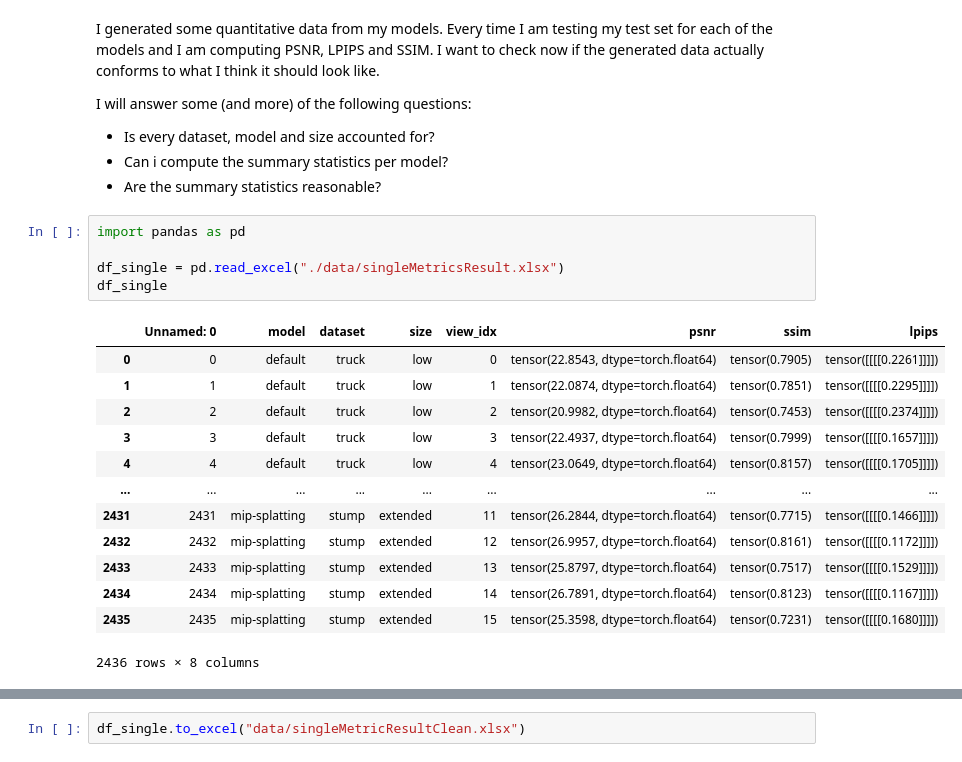
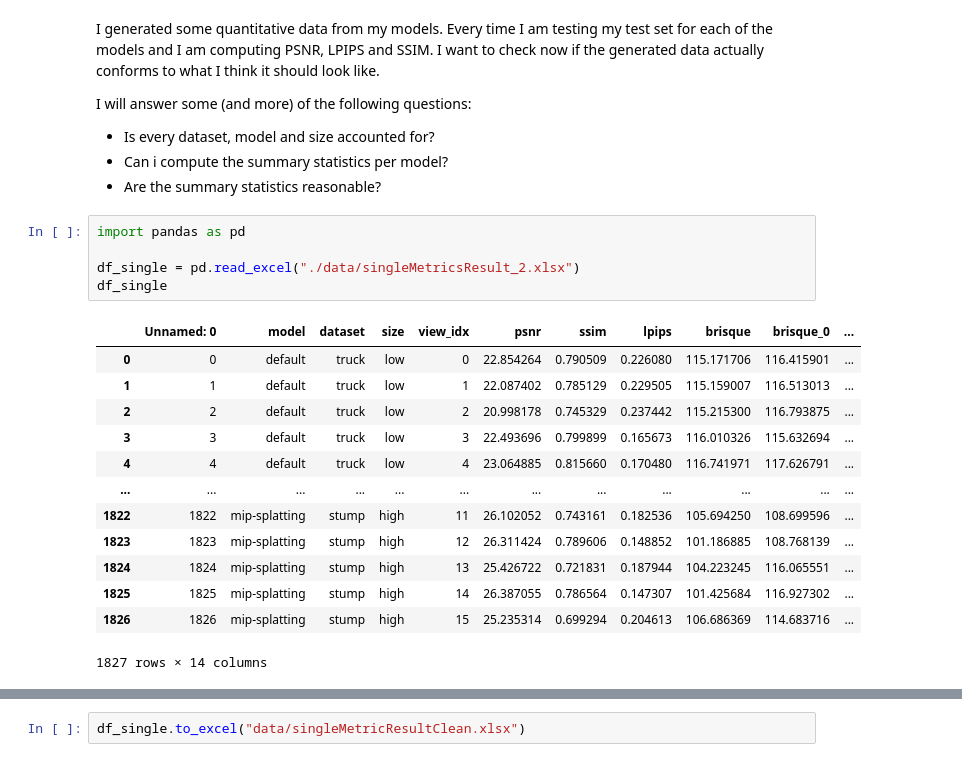
Before and after one commit to PaulErpen/final-data-analysis, a Jupyter notebook: sanity-check-quantitative-data.ipynb, the cells around one changed output, grey strips where cells are left out. Drawn from its saved outputs; the diff is of its cells as text.

```diff
--- a/sanity-check-quantitative-data.ipynb
+++ b/sanity-check-quantitative-data.ipynb
@@ -13,19 +13,19 @@ I will answer some (and more) of the following questions:
 # %%
 import pandas as pd
 
-df_single = pd.read_excel("./data/singleMetricsResult.xlsx")
+df_single = pd.read_excel("./data/singleMetricsResult_2.xlsx")
 df_single
 # %% [output]
-|  | Unnamed: 0 | model | dataset | size | view_idx | psnr | ssim | lpips |
-| 0 | 0 | default | truck | low | 0 | tensor(22.8543, dtype=torch.float64) | tensor(0.7905) | tensor([[[[0.2261]]]]) |
-| 1 | 1 | default | truck | low | 1 | tensor(22.0874, dtype=torch.float64) | tensor(0.7851) | tensor([[[[0.2295]]]]) |
-| 2 | 2 | default | truck | low | 2 | tensor(20.9982, dtype=torch.float64) | tensor(0.7453) | tensor([[[[0.2374]]]]) |
-| 3 | 3 | default | truck | low | 3 | tensor(22.4937, dtype=torch.float64) | tensor(0.7999) | tensor([[[[0.1657]]]]) |
-| 4 | 4 | default | truck | low | 4 | tensor(23.0649, dtype=torch.float64) | tensor(0.8157) | tensor([[[[0.1705]]]]) |
-| ... | ... | ... | ... | ... | ... | ... | ... | ... |
-| 2431 | 2431 | mip-splatting | stump | extended | 11 | tensor(26.2844, dtype=torch.float64) | tensor(0.7715) | tensor([[[[0.1466]]]]) |
-| 2432 | 2432 | mip-splatting | stump | extended | 12 | tensor(26.9957, dtype=torch.float64) | tensor(0.8161) | tensor([[[[0.1172]]]]) |
-| 2433 | 2433 | mip-splatting | stump | extended | 13 | tensor(25.8797, dtype=torch.float64) | tensor(0.7517) | tensor([[[[0.1529]]]]) |
-| 2434 | 2434 | mip-splatting | stump | extended | 14 | tensor(26.7891, dtype=torch.float64) | tensor(0.8123) | tensor([[[[0.1167]]]]) |
-| 2435 | 2435 | mip-splatting | stump | extended | 15 | tensor(25.3598, dtype=torch.float64) | tensor(0.7231) | tensor([[[[0.1680]]]]) |
+|  | Unnamed: 0 | model | dataset | size | view_idx | psnr | ssim | lpips | brisque | brisque_0 | ... |
+| 0 | 0 | default | truck | low | 0 | 22.854264 | 0.790509 | 0.226080 | 115.171706 | 116.415901 | ... |
+| 1 | 1 | default | truck | low | 1 | 22.087402 | 0.785129 | 0.229505 | 115.159007 | 116.513013 | ... |
+| 2 | 2 | default | truck | low | 2 | 20.998178 | 0.745329 | 0.237442 | 115.215300 | 116.793875 | ... |
+| 3 | 3 | default | truck | low | 3 | 22.493696 | 0.799899 | 0.165673 | 116.010326 | 115.632694 | ... |
+| 4 | 4 | default | truck | low | 4 | 23.064885 | 0.815660 | 0.170480 | 116.741971 | 117.626791 | ... |
+| ... | ... | ... | ... | ... | ... | ... | ... | ... | ... | ... | ... |
+| 1822 | 1822 | mip-splatting | stump | high | 11 | 26.102052 | 0.743161 | 0.182536 | 105.694250 | 108.699596 | ... |
+| 1823 | 1823 | mip-splatting | stump | high | 12 | 26.311424 | 0.789606 | 0.148852 | 101.186885 | 108.768139 | ... |
+| 1824 | 1824 | mip-splatting | stump | high | 13 | 25.426722 | 0.721831 | 0.187944 | 104.223245 | 116.065551 | ... |
+| 1825 | 1825 | mip-splatting | stump | high | 14 | 26.387055 | 0.786564 | 0.147307 | 101.425684 | 116.927302 | ... |
+| 1826 | 1826 | mip-splatting | stump | high | 15 | 25.235314 | 0.699294 | 0.204613 | 106.686369 | 114.683716 | ... |
-2436 rows × 8 columns
+1827 rows × 14 columns
```
Also changed, not shown: parts of 9 cells of this notebook, 4 other files.
